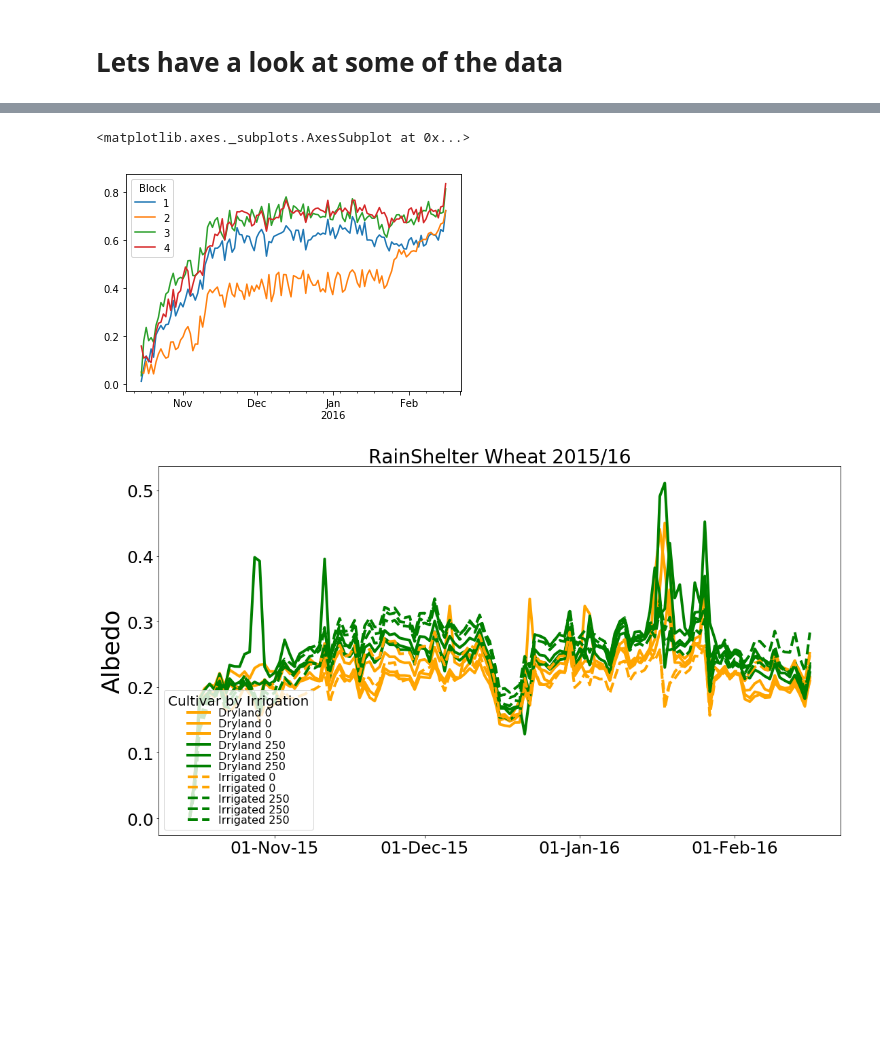
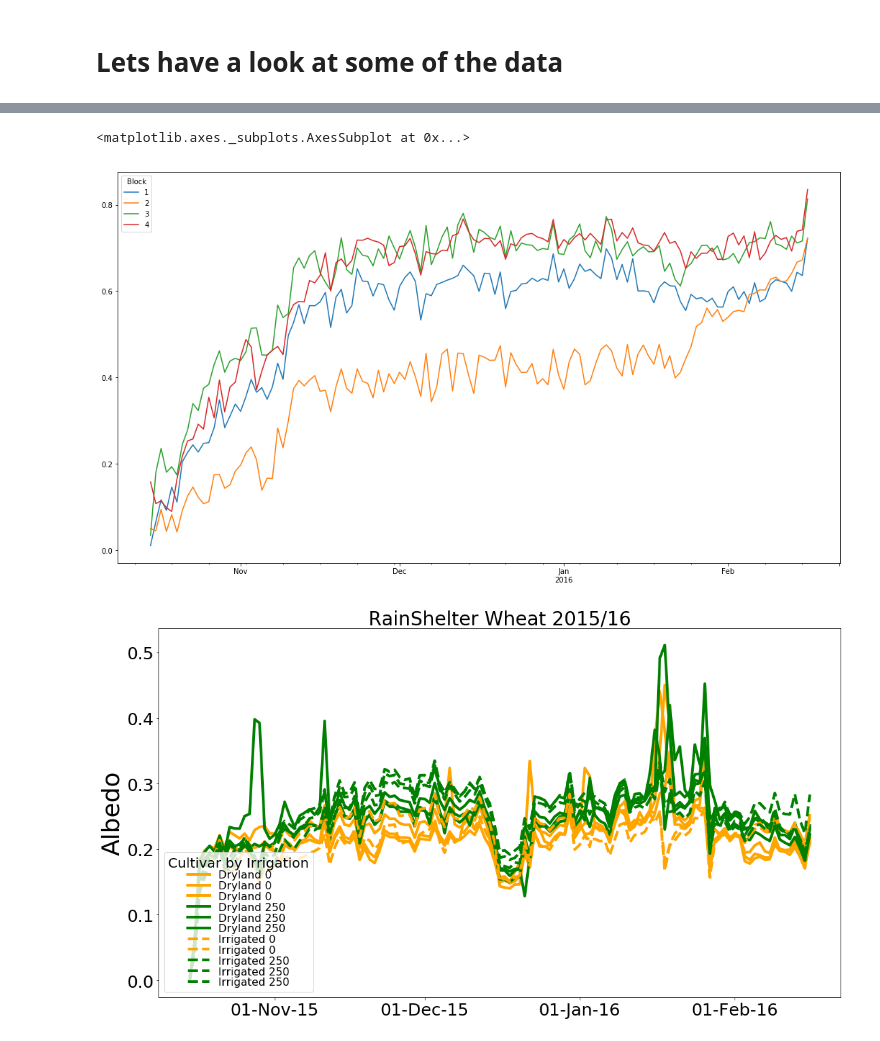
Before and after one commit to HamishBrownPFR/CropWaterAnalysis, a Jupyter notebook: Wheat/CanopyAnalysis.ipynb, the cells around one changed output, grey strips where cells are left out. Saved outputs shown, nothing was run; the diff lists cells and outputs as text; code cells hidden in the pictures; blank space fills up the shorter version.

```diff
--- a/Wheat/CanopyAnalysis.ipynb
+++ b/Wheat/CanopyAnalysis.ipynb
@@ -20,10 +20,11 @@ Ref = RadnData.loc[:,'AboveCanopyPAR'].mean(axis=1).resample('d').sum()
 tPAR = RadnData.loc[:,'BelowCanopyPAR'].resample('d').sum().divide(Ref,axis=0)
 GH.SortFrame(tPAR)
 FPAR = 1-tPAR
+FPAR.index.name = 'Date'
 FPAR.to_pickle('.\DataFrames\DailyFPARTot.pkl')
 Ref = RadnData.loc[:,'IncomingRadnMJ'].mean(axis=1).resample('d').sum()
 Albedo = RadnData.loc[:,'ReflectedRadnMJ'].resample('d').sum().divide(Ref, axis=0)
-Albedo.drop(columns=('Irrigated','0',1),inplace=True)
+Albedo.drop(columns=('Irrigated','0','1'),inplace=True)
 GH.SortFrame(Albedo)
 
 tPARhourly = RadnData.loc[:,'BelowCanopyPAR'].divide(RadnData.loc[:,'AboveCanopyPAR'].mean(axis=1),axis=0)
@@ -105,8 +106,8 @@ FPAR.loc[:,('Dryland','0')].plot()
 # %%
-FPAR.loc[:,('Irrigated','0')].plot()
+FPAR.loc[:,('Irrigated','0')].plot(figsize=(18,10))
 # %% [output]
 <matplotlib.axes._subplots.AxesSubplot at 0x...>
-[figure, old version]
+[figure, new version]
 # %%
 Graph = plt.figure(figsize=(18,10))
 ax = Graph.add_subplot(1,1,1)
```
Also changed, not shown: parts of 34 cells of this notebook, 10 other files.
